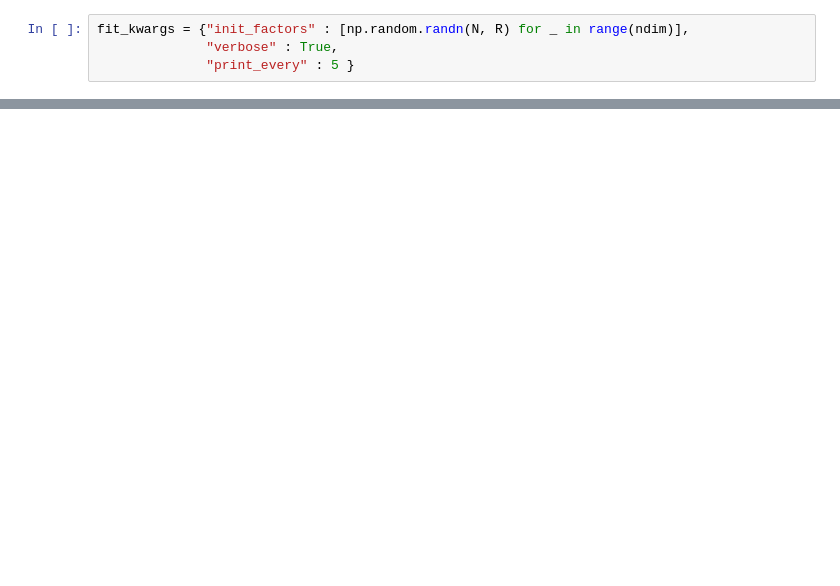
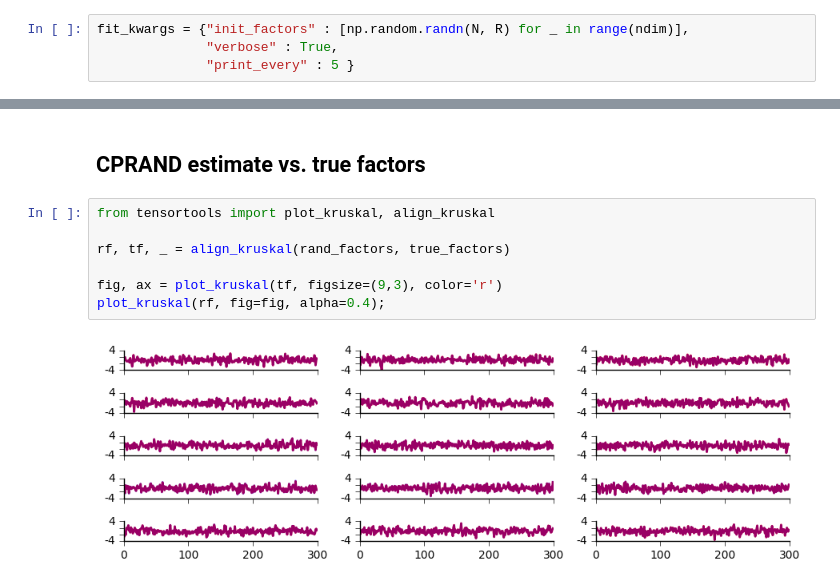
Before and after one commit to neurostatslab/tensortools, a Jupyter notebook: examples/rand_vs_als.ipynb, the cells around one changed output, grey strips where cells are left out. Saved outputs shown, nothing was run; the diff lists cells and outputs as text; blank space fills up the shorter version.

```diff
--- a/examples/rand_vs_als.ipynb
+++ b/examples/rand_vs_als.ipynb
@@ -54,0 +57,11 @@ len(np.random.randn(10,10).ravel())
+# %% [markdown]
+## CPRAND estimate vs. true factors
+# %%
+from tensortools import plot_kruskal, align_kruskal
+
+rf, tf, _ = align_kruskal(rand_factors, true_factors)
+
+fig, ax = plot_kruskal(tf, figsize=(9,3), color='r')
+plot_kruskal(rf, fig=fig, alpha=0.4);
+# %% [output]
+[figure, added]
```
Also changed, not shown: parts of 6 cells of this notebook, 1 other file.
